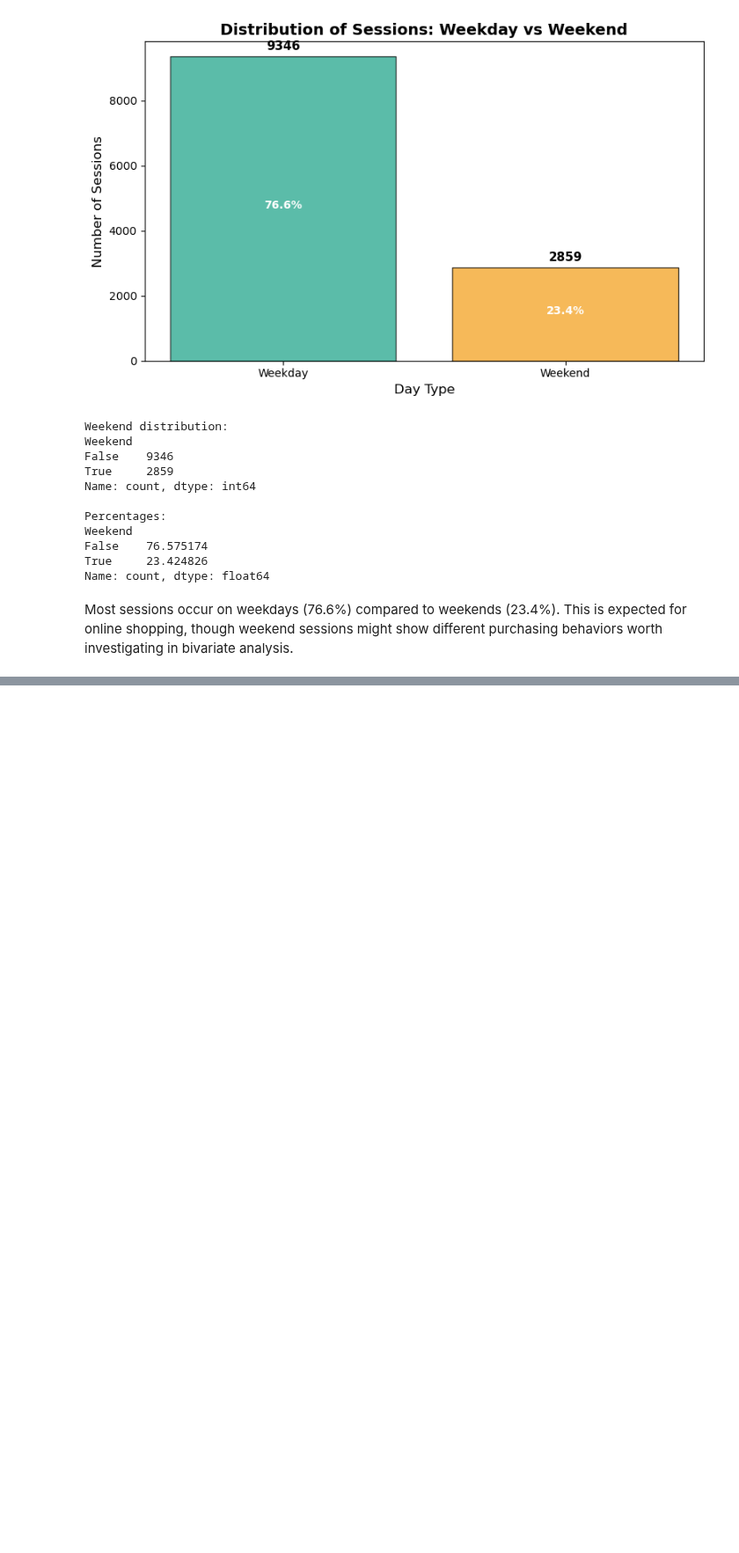
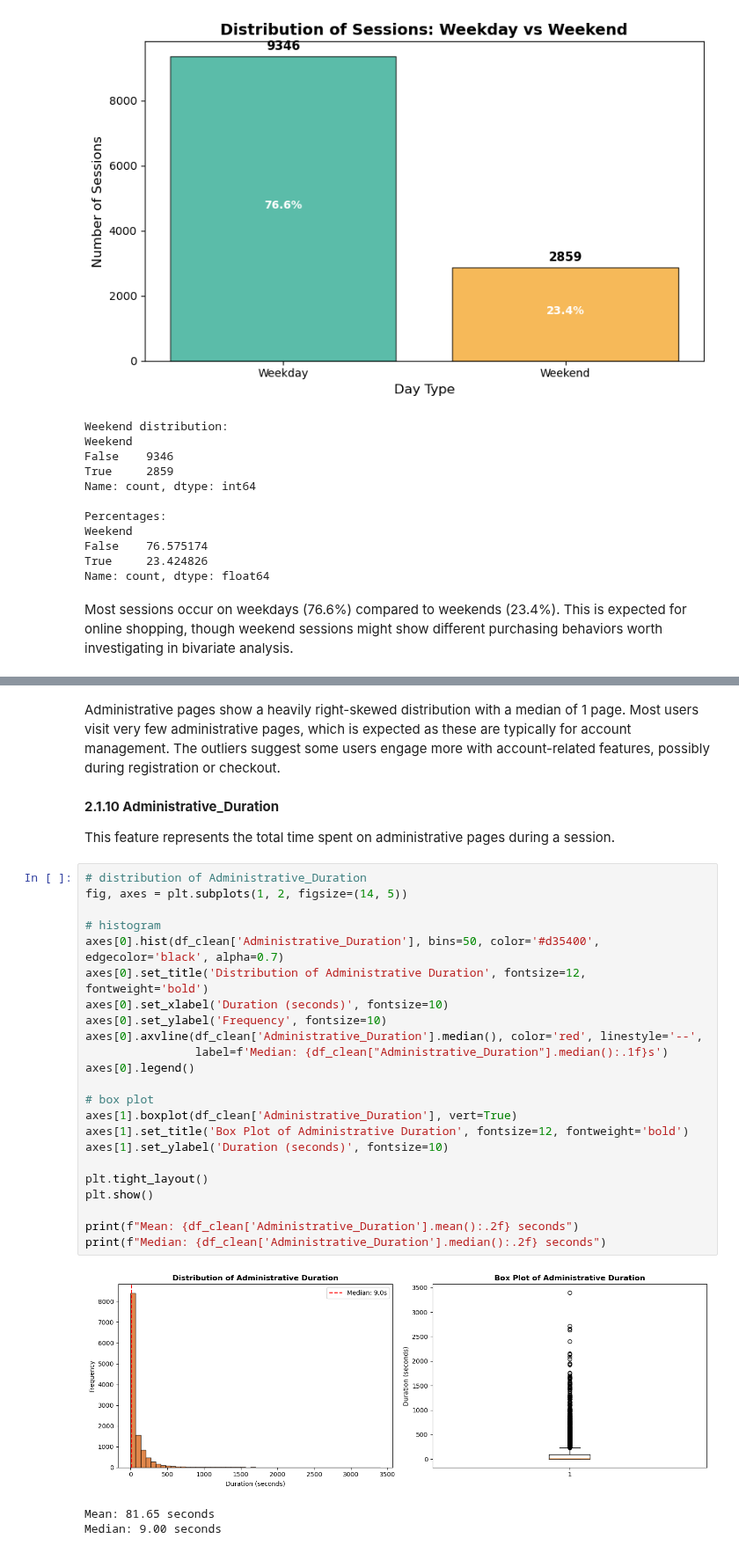
Before and after one commit to JackyDo2005/A3_PDS_RMIT, a Jupyter notebook: Assignment3.ipynb, the cells around one changed output, grey strips where cells are left out. Shown at 88% size. Drawn from its saved outputs; the diff is of its cells as text; blank space fills up the shorter version.

```diff
--- a/Assignment3.ipynb
+++ b/Assignment3.ipynb
@@ -695,0 +729,33 @@ Most sessions occur on weekdays (76.6%) compared to weekends (23.4%). This is ex
+# %% [markdown]
+Administrative pages show a heavily right-skewed distribution with a median of 1 page. Most users visit very few administrative pages, which is expected as these are typically for account management. The outliers suggest some users engage more with account-related features, possibly during registration or checkout.
+# %% [markdown]
+**2.1.10 Administrative_Duration**
+
+This feature represents the total time spent on administrative pages during a session.
+# %%
+# distribution of Administrative_Duration
+fig, axes = plt.subplots(1, 2, figsize=(14, 5))
+
+# histogram
+axes[0].hist(df_clean['Administrative_Duration'], bins=50, color='#d35400', edgecolor='black', alpha=0.7)
+axes[0].set_title('Distribution of Administrative Duration', fontsize=12, fontweight='bold')
+axes[0].set_xlabel('Duration (seconds)', fontsize=10)
+axes[0].set_ylabel('Frequency', fontsize=10)
+axes[0].axvline(df_clean['Administrative_Duration'].median(), color='red', linestyle='--',
+                label=f'Median: {df_clean["Administrative_Duration"].median():.1f}s')
+axes[0].legend()
+
+# box plot
+axes[1].boxplot(df_clean['Administrative_Duration'], vert=True)
+axes[1].set_title('Box Plot of Administrative Duration', fontsize=12, fontweight='bold')
+axes[1].set_ylabel('Duration (seconds)', fontsize=10)
+
+plt.tight_layout()
+plt.show()
+
+print(f"Mean: {df_clean['Administrative_Duration'].mean():.2f} seconds")
+print(f"Median: {df_clean['Administrative_Duration'].median():.2f} seconds")
+# %% [output]
+[figure, added]
+Mean: 81.65 seconds
+Median: 9.00 seconds
```
Also changed, not shown: parts of 29 cells of this notebook.
